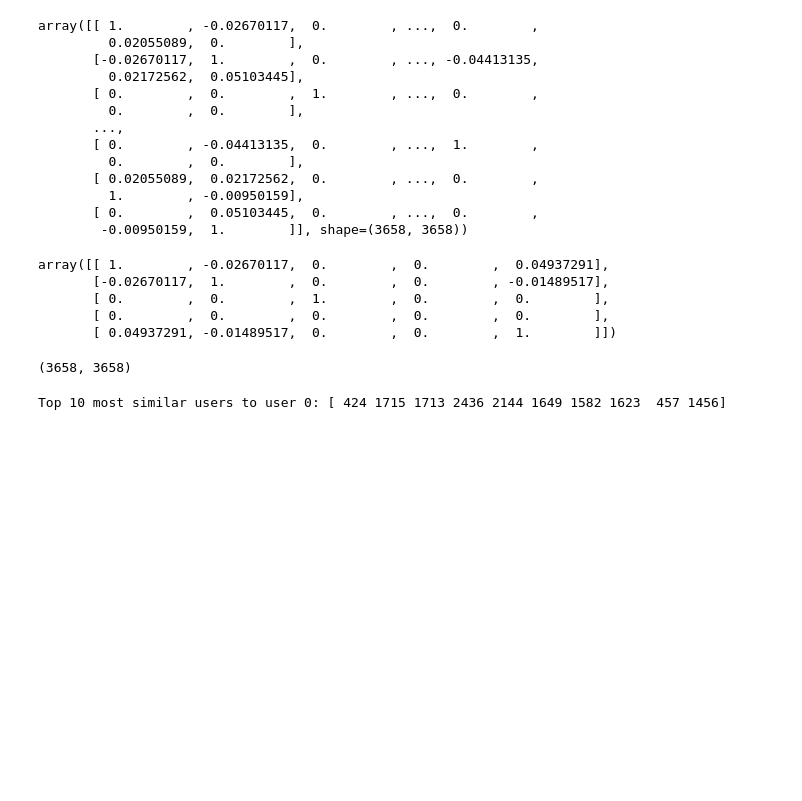
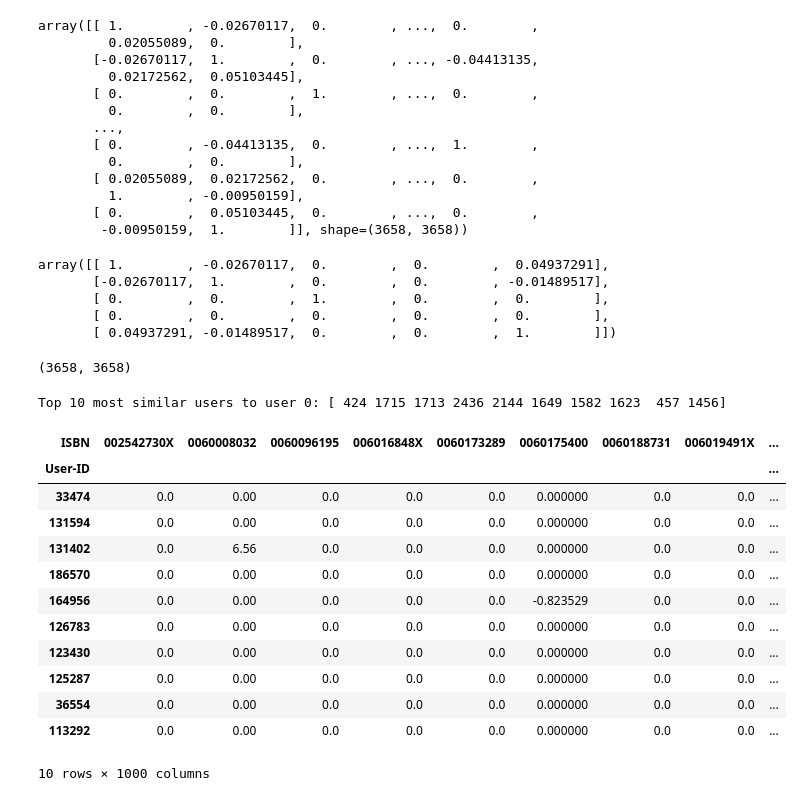
Before and after one commit to jtimko16/book-recommendation, a Jupyter notebook: notebooks/07. Collab_filtering.ipynb, the cells around one changed output. Saved outputs shown, nothing was run; the diff lists cells and outputs as text; code cells hidden in the pictures; blank space fills up the shorter version.

Commit message:
Get top books per users

```diff
--- a/notebooks/07. Collab_filtering.ipynb
+++ b/notebooks/07. Collab_filtering.ipynb
@@ -260,3 +260,20 @@ top_10_similar_users = sorted_indices[-top_n-1:-1]  # Exclude the last index (wh
 print(f"Top 10 most similar users to user {user_id}:", top_10_similar_users)
 # %% [output]
 Top 10 most similar users to user 0: [ 424 1715 1713 2436 2144 1649 1582 1623  457 1456]
+# %%
+top_user_matrix = user_item_matrix.iloc[top_10_similar_users, :]
+top_user_matrix
+# %% [output]
+| ISBN | 002542730X | 0060008032 | 0060096195 | 006016848X | 0060173289 | 0060175400 | 0060188731 | 006019491X | ... |
+| User-ID |  |  |  |  |  |  |  |  | ... |
+| 33474 | 0.0 | 0.00 | 0.0 | 0.0 | 0.0 | 0.000000 | 0.0 | 0.0 | ... |
+| 131594 | 0.0 | 0.00 | 0.0 | 0.0 | 0.0 | 0.000000 | 0.0 | 0.0 | ... |
+| 131402 | 0.0 | 6.56 | 0.0 | 0.0 | 0.0 | 0.000000 | 0.0 | 0.0 | ... |
+| 186570 | 0.0 | 0.00 | 0.0 | 0.0 | 0.0 | 0.000000 | 0.0 | 0.0 | ... |
+| 164956 | 0.0 | 0.00 | 0.0 | 0.0 | 0.0 | -0.823529 | 0.0 | 0.0 | ... |
+| 126783 | 0.0 | 0.00 | 0.0 | 0.0 | 0.0 | 0.000000 | 0.0 | 0.0 | ... |
+| 123430 | 0.0 | 0.00 | 0.0 | 0.0 | 0.0 | 0.000000 | 0.0 | 0.0 | ... |
+| 125287 | 0.0 | 0.00 | 0.0 | 0.0 | 0.0 | 0.000000 | 0.0 | 0.0 | ... |
+| 36554 | 0.0 | 0.00 | 0.0 | 0.0 | 0.0 | 0.000000 | 0.0 | 0.0 | ... |
+| 113292 | 0.0 | 0.00 | 0.0 | 0.0 | 0.0 | 0.000000 | 0.0 | 0.0 | ... |
+10 rows × 1000 columns
```
Also changed, not shown: parts of 1 cell of this notebook.
